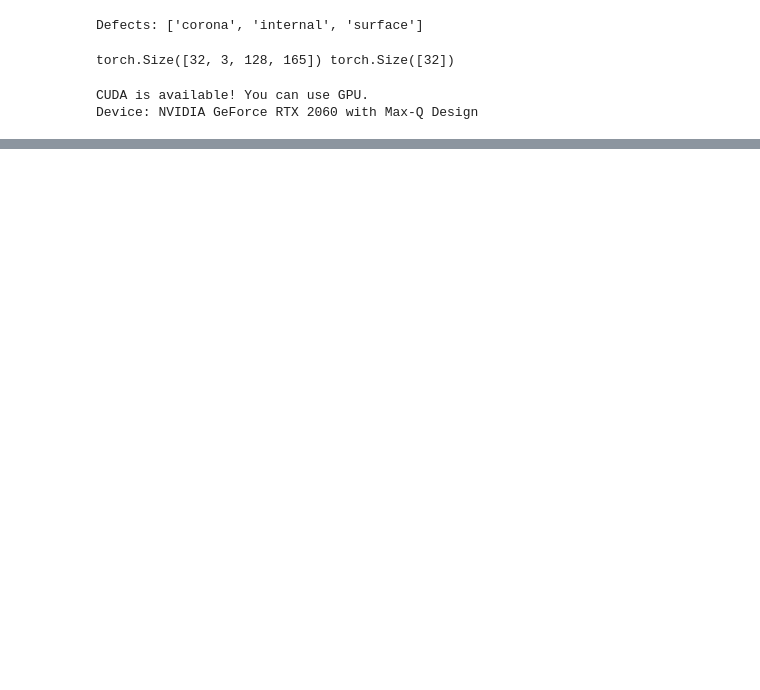
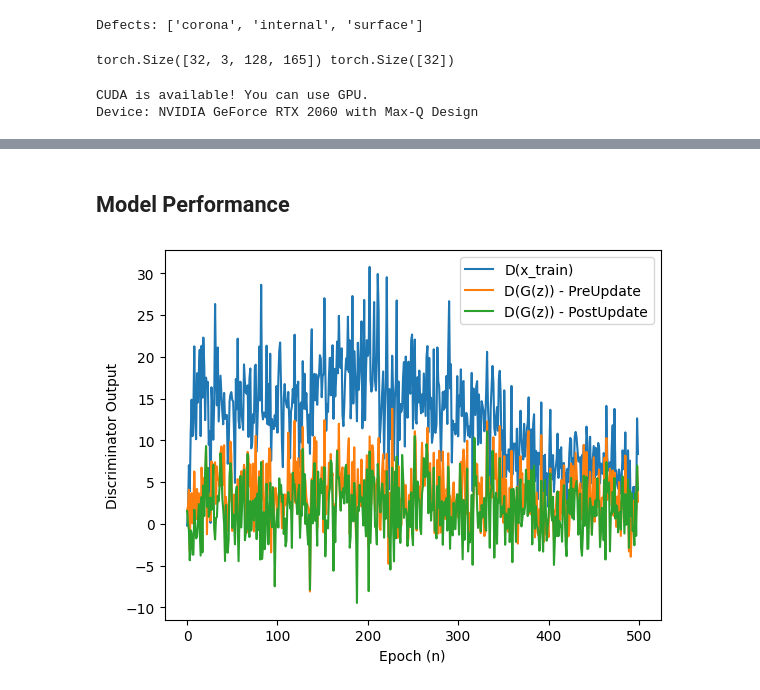
Before and after one commit to teaching-FEEC/dgm-2024.2, a Jupyter notebook: projetos/PRPD_GAN/notebooks/ACWGAN-PRPD.ipynb, the cells around one changed output, grey strips where cells are left out. Saved outputs shown, nothing was run; the diff lists cells and outputs as text; code cells hidden in the pictures; blank space fills up the shorter version.

Commit message:
Add Image Quality Metrics to ACWGAN notebook

```diff
--- a/projetos/PRPD_GAN/notebooks/ACWGAN-PRPD.ipynb
+++ b/projetos/PRPD_GAN/notebooks/ACWGAN-PRPD.ipynb
@@ -526,15 +630,32 @@ Device: NVIDIA GeForce RTX 2060 with Max-Q Design
 n_channels=3
 z_dim = 128
 n_classes = 3
-n_embedding = 64
-epochs = 600
+n_embedding = 8
+epochs = 500
 d_iter = 4
 std = 0.1
 decay = 0.995
+lbm_cls = 5
 
 SAVE_PER_TIMES = 100
 DISP_PER_TIMES = 50
-
-model = ACGAN(n_channels, z_dim, n_classes, n_embedding, epochs, batch_size, device, cuda, std, decay)
+run = wandb.init(
+    # Set the project where this run will be logged
+    project="PRPD-GAN",
+    # Track hyperparameters and run metadata
+    config={
+        "batch_size": batch_size,
+        "z_dim": z_dim,
+        "epochs": epochs,
+        "n_embedding": n_embedding,
+        "lambda": 10,
+        "b1": 0.5,
+        "b1": 0.999,
+        "lr": 1.5e-4,
+        "lambda_cls": lbm_cls,
+        "model": "ACGAN"
+    },
+)
+model = ACGAN(None, n_channels, z_dim, n_classes, n_embedding, epochs, batch_size, device, cuda, std, decay, lmb_cls)
 model.train()
 # %% [output]
@@ -574,0 +707,17 @@ Models save to ./PRPD_generator.pkl & ./PRPD_discriminator.pkl
+# %% [markdown]
+## Model Performance
+# %%
+D_x = model.D_x
+D_G_z1 = model.D_G_z1
+D_G_z2 = model.D_G_z2
+
+plt.figure()
+plt.plot(np.arange(0,epochs), D_x, label='D(x_train)')
+plt.plot(np.arange(0,epochs), D_G_z1, label='D(G(z)) - PreUpdate')
+plt.plot(np.arange(0,epochs), D_G_z2, label='D(G(z)) - PostUpdate')
+plt.xlabel('Epoch (n)')
+plt.ylabel('Discriminator Output')
+plt.legend()
+plt.show()
+# %% [output]
+[figure, added]
```
Also changed, not shown: parts of 22 cells of this notebook.
